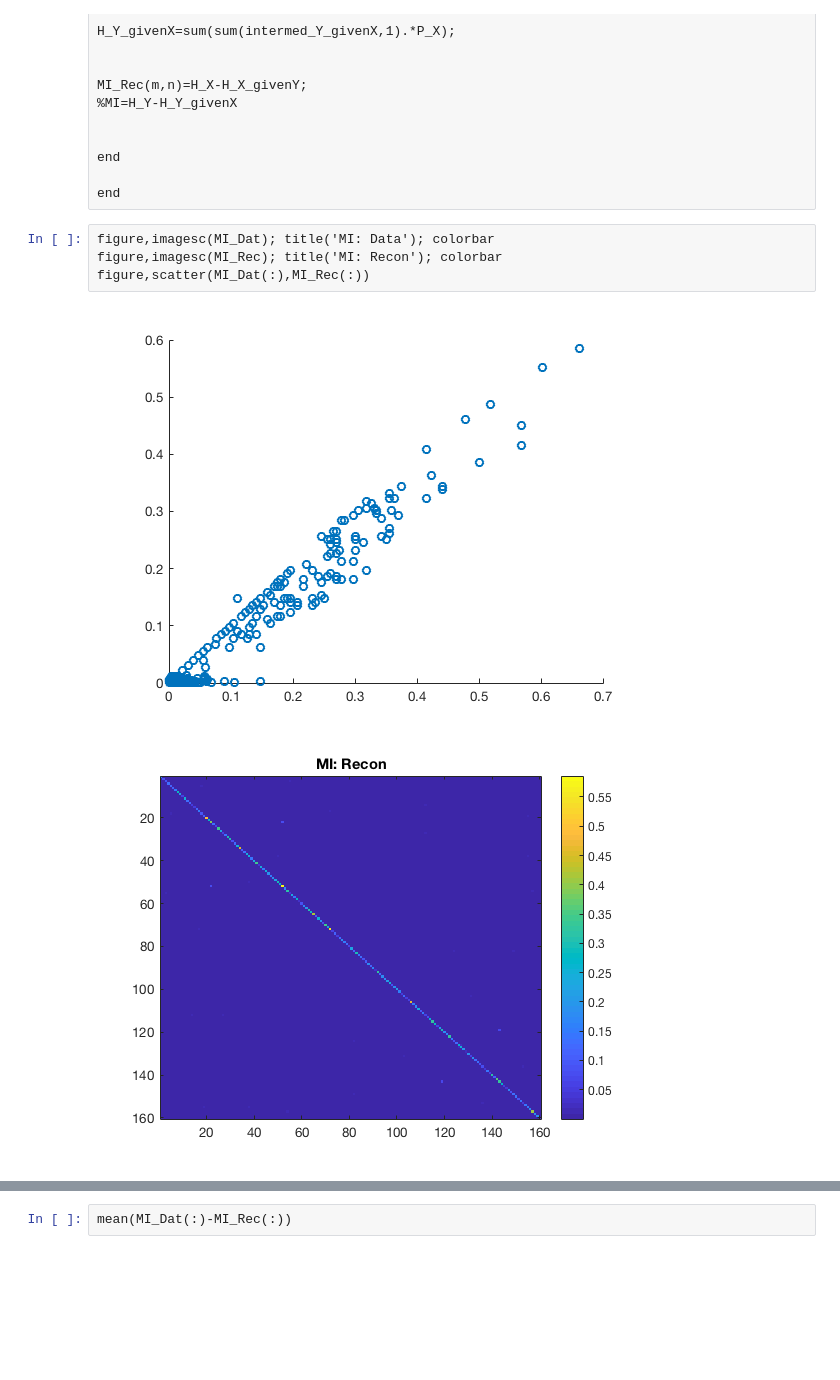
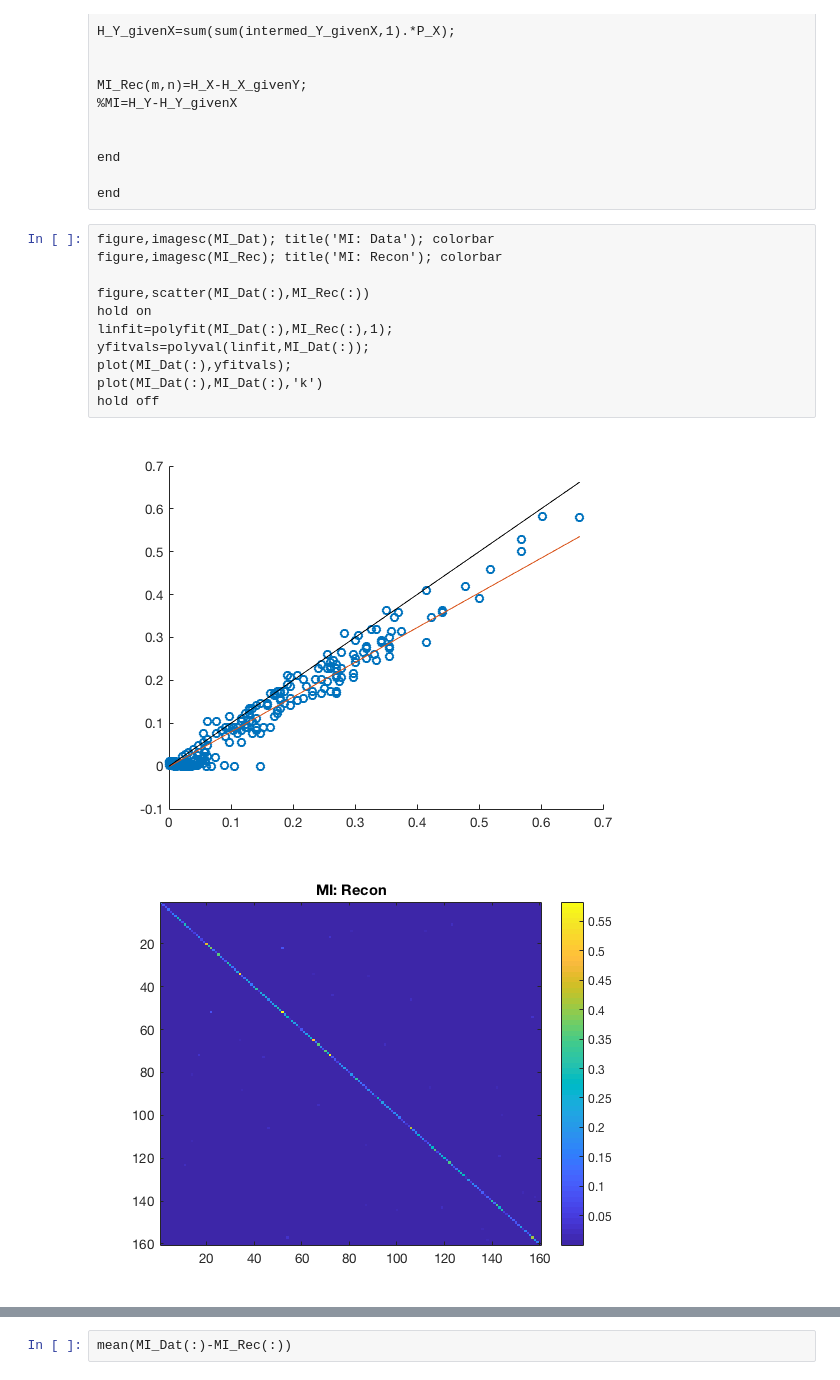
Before and after one commit to jlnatal/CGProj, a Jupyter notebook: CGpipeline_.ipynb, the cells around one changed output, grey strips where cells are left out. Drawn from its saved outputs; the diff is of its cells as text; blank space fills up the shorter version.

Commit message:
Fitting MI scatterplot

```diff
--- a/CGpipeline_.ipynb
+++ b/CGpipeline_.ipynb
@@ -620,9 +620,16 @@ end
 # %%
 figure,imagesc(MI_Dat); title('MI: Data'); colorbar
 figure,imagesc(MI_Rec); title('MI: Recon'); colorbar
+
 figure,scatter(MI_Dat(:),MI_Rec(:))
+hold on
+linfit=polyfit(MI_Dat(:),MI_Rec(:),1);
+yfitvals=polyval(linfit,MI_Dat(:));
+plot(MI_Dat(:),yfitvals);
+plot(MI_Dat(:),MI_Dat(:),'k')
+hold off
 # %% [output]
-[figure, old version]
+[figure, new version]
 [figure]
 [figure]
 # %%
```
Also changed, not shown: parts of 25 cells of this notebook.
